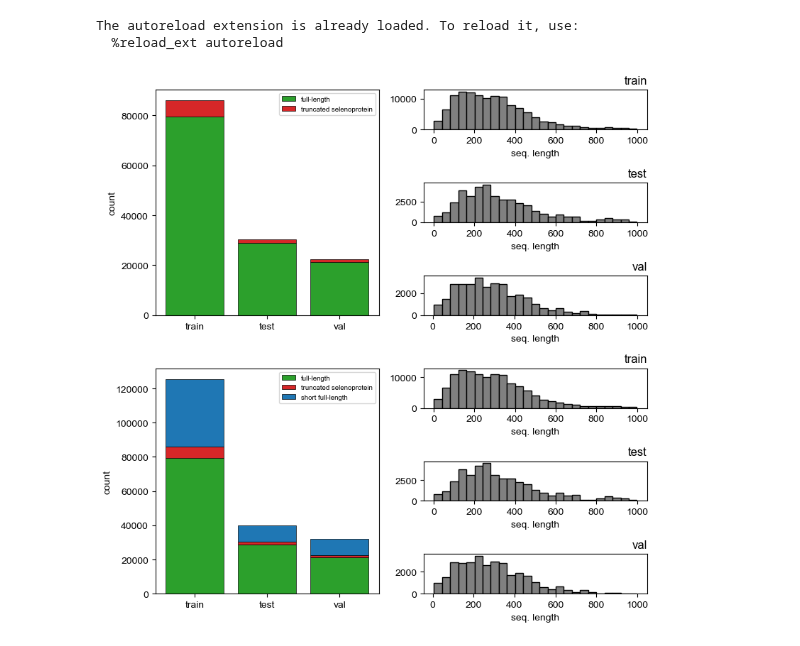
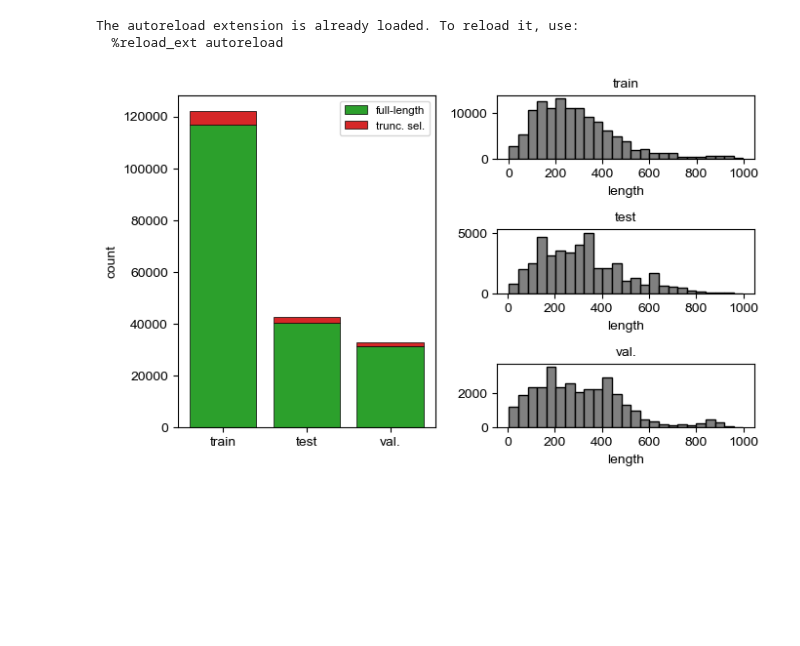
Before and after one commit to pipparichter/selenobot, a Jupyter notebook: notebooks/datasets.ipynb, the cells around one changed output. Drawn from its saved outputs; the diff is of its cells as text; code cells hidden in the pictures; blank space fills up the shorter version.

Commit message:
redo training stuffs

```diff
--- a/notebooks/datasets.ipynb
+++ b/notebooks/datasets.ipynb
@@ -27,69 +27,55 @@ The autoreload extension is already loaded. To reload it, use:
 # %%
 label_names = dict()
 label_names[0] = 'full-length'
-label_names[1] = 'truncated selenoprotein'
-label_names[2] = 'short full-length'
+label_names[1] = 'trunc. sel.'
+label_names[2] = 'short full-len.'
 
-label_colors = {1:'tab:red', 2:'tab:blue', 0:'tab:green'}
+color_map = {1:'tab:red', 2:'tab:blue', 0:'tab:green'}
+color_map.update({'train':'tab:red', 'test':'tab:blue', 'val.':'tab:green'})
+
+datasets = ['train', 'test', 'val.']
 # %%
 metadata_3c = dict()
 metadata_3c['train'] = pd.read_csv('../data/3c_metadata_train.csv', index_col=0)
 metadata_3c['test'] = pd.read_csv('../data/3c_metadata_test.csv', index_col=0)
-metadata_3c['val'] = pd.read_csv('../data/3c_metadata_val.csv', index_col=0)
+metadata_3c['val.'] = pd.read_csv('../data/3c_metadata_val.csv', index_col=0)
 
 metadata_2c = dict()
-metadata_2c['train'] = pd.read_csv('../data/3c_metadata_train.csv', index_col=0)
-metadata_2c['test'] = pd.read_csv('../data/3c_metadata_test.csv', index_col=0)
-metadata_2c['val'] = pd.read_csv('../data/3c_metadata_val.csv', index_col=0)
+metadata_2c['train'] = pd.read_csv('../data/2c_metadata_train.csv', index_col=0)
+metadata_2c['test'] = pd.read_csv('../data/2c_metadata_test.csv', index_col=0)
+metadata_2c['val.'] = pd.read_csv('../data/2c_metadata_val.csv', index_col=0)
 # %%
-fig = plt.figure(layout='tight', figsize=(8, 8))
-grid = GridSpec(6, 2, figure=fig)
+def figure_1(metadata:dict):
+    '''Illustrating the composition of each split dataset.'''
 
-datasets = ['train', 'test', 'val']
+    fig = plt.figure(layout='tight', figsize=(7, 8))
+    grid = GridSpec(6, 2, figure=fig)
 
-ax_1a = fig.add_subplot(grid[:3, 0])
-ax_1b = [fig.add_subplot(grid[i, 1]) for i in range(0, 3)]
-ax_1c = fig.add_subplot(grid[3:6, 0])
-ax_1d = [fig.add_subplot(grid[i, 1]) for i in range(3, 6)]
+    ax_1a = fig.add_subplot(grid[:3, 0])
+    ax_1b = [fig.add_subplot(grid[i, 1]) for i in range(0, 3)]
 
-labels = [0, 1]
-positions = np.arange(3)
-bottom = np.zeros(3)
-for label in labels:
-    heights = np.array([(metadata_2c[dataset]['label'] == label).sum() for dataset in datasets])
-    ax_1a.bar(positions, heights, bottom=bottom, color=label_colors[label], edgecolor='black', lw=0.5)
-    bottom += heights
+    labels = metadata['train'].label.unique()
 
-ax_1a.set_ylabel('count')
-ax_1a.set_xticks(positions, datasets)
-ax_1a.legend([label_names[label] for label in labels], loc='upper right', fontsize='x-small')
+    positions = np.arange(3)
+    bottom = np.zeros(3)
+    for label in labels:
+        heights = np.array([(metadata[dataset]['label'] == label).sum() for dataset in datasets])
+        ax_1a.bar(positions, heights, bottom=bottom, color=label_colors[label], edgecolor='black', lw=0.5)
+        bottom += heights
 
-for ax, dataset in zip(ax_1b, datasets):
-    ax.hist(metadata_2c[dataset].seq.apply(len), bins=25, lw=0.5, edgecolor='black', color='gray')
-    ax.set_title(dataset, loc='right')
-    # ax.set_ylabel('count')
-    ax.set_xlabel('seq. length')
+    ax_1a.set_ylabel('count')
+    ax_1a.set_xticks(positions, datasets)
+    ax_1a.legend([label_names[label] for label in labels], loc='upper right', fontsize='small')
+
+    for ax, dataset in zip(ax_1b, datasets):
+        ax.hist(metadata[dataset].seq.apply(len), bins=25, lw=0.5, edgecolor='black', color='gray')
+        ax.set_title(dataset, fontsize='medium')
+        # ax.set_ylabel('count')
+        ax.set_xlabel('length')
+
+    plt.show()
 
 
-labels = [0, 1, 2]
-positions = np.arange(3)
-bottom = np.zeros(3)
-for label in labels:
-    heights = np.array([(metadata_3c[dataset]['label'] == label).sum() for dataset in datasets])
-    ax_1c.bar(positions, heights, bottom=bottom, color=label_colors[label], edgecolor='black', lw=0.5)
-    bottom += heights
-
-ax_1c.set_ylabel('count')
-ax_1c.set_xticks(positions, datasets)
-ax_1c.legend([label_names[label] for label in labels], loc='upper right', fontsize='x-small')
-
-
-for ax, dataset in zip(ax_1d, datasets):
-    ax.hist(metadata_3c[dataset].seq.apply(len), bins=25, lw=0.5, edgecolor='black', color='gray')
-    ax.set_title(dataset, loc='right')
-    # ax.set_ylabel('count')
-    ax.set_xlabel('seq. length')
-
-plt.show()
+figure_1(metadata_2c)
 # %% [output]
-[figure, old version]
+[figure, new version]
```
Also changed, not shown: parts of 3 cells of this notebook, 6 other files.
